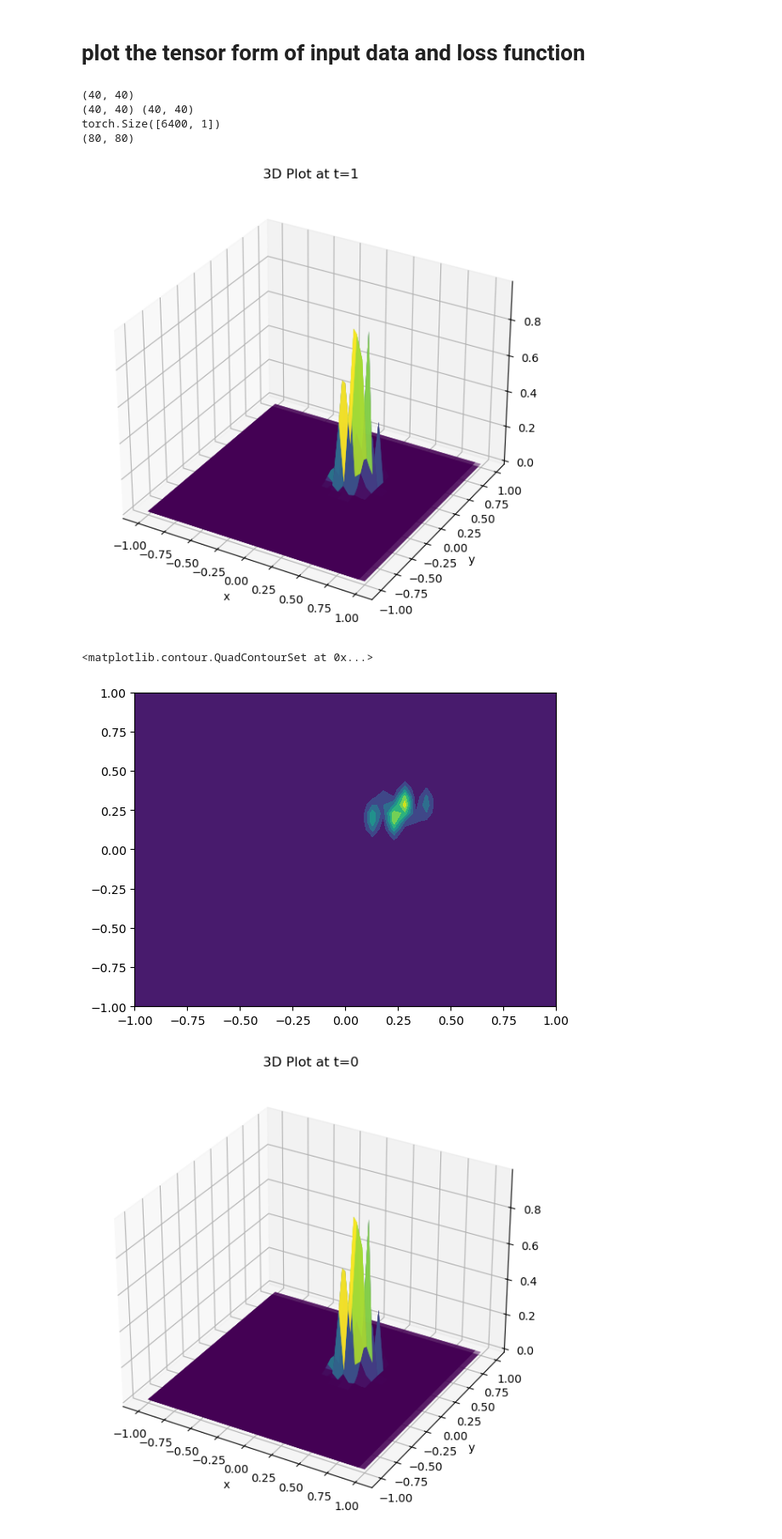
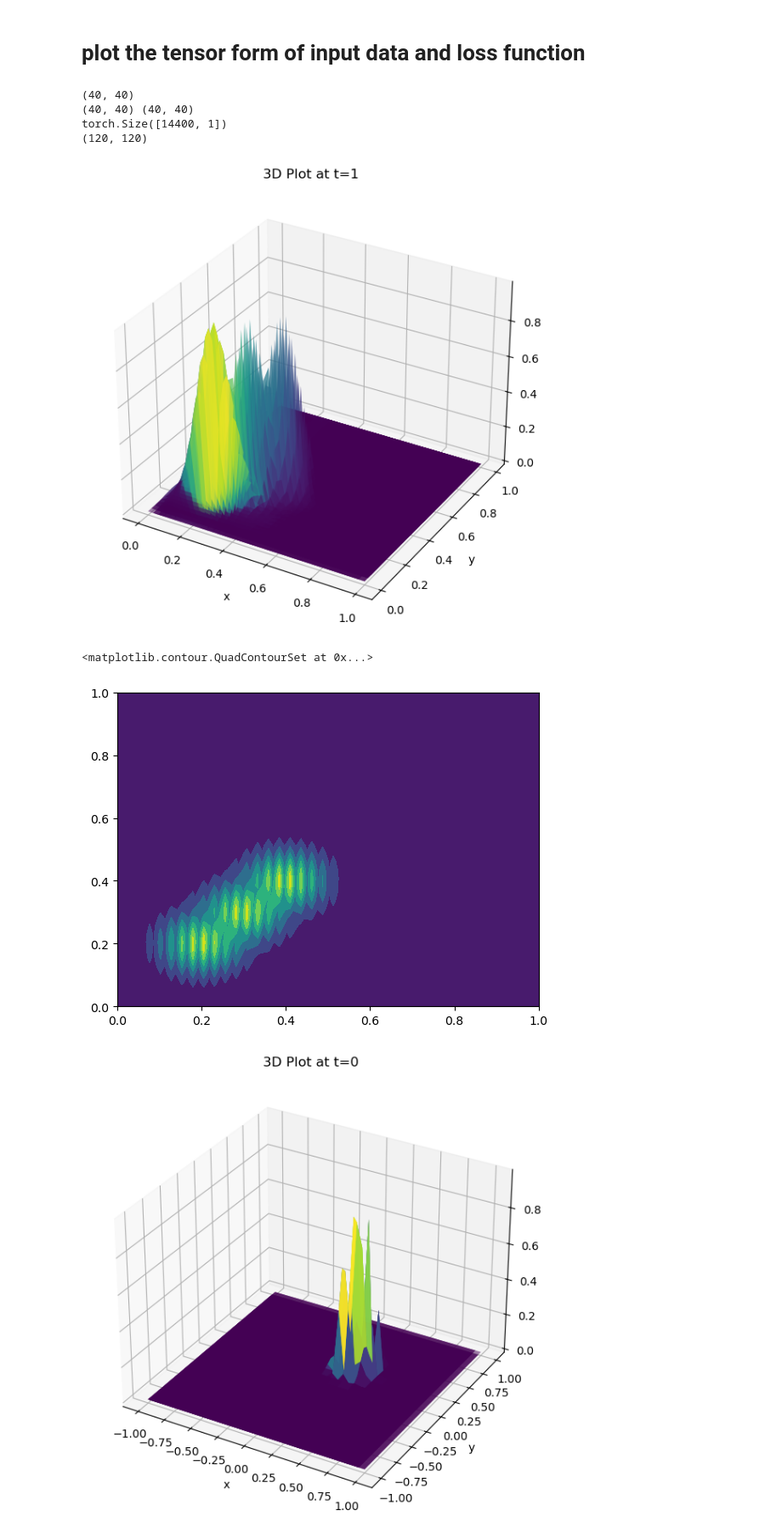
Before and after one commit to Tsomoriri/PhysNet-RadarNowcast, a Jupyter notebook: 2d-advection.ipynb, the cells around one changed output. Shown: that part at 85% size. Drawn from its saved outputs; the diff is of its cells as text; code cells hidden in the pictures.

```diff
--- a/2d-advection.ipynb
+++ b/2d-advection.ipynb
@@ -109,11 +109,11 @@ U shape is (40, 40)
 # %% [markdown]
 # Define training data [xyt_data] and loss [u_data]
 # %%
-nx,ny, nt = 40, 40,2
+nx,ny, nt = 40, 40,3
 
 xyt_data = np.hstack((
-    np.repeat([np.linspace(-1, 1, nx) ], nt, axis=0).reshape(-1,1),
-    np.repeat([np.linspace(-1, 1, ny) ], nt, axis=0).reshape(-1,1),
+    np.repeat([np.linspace(0, 1, nx) ], nt, axis=0).reshape(-1,1),
+    np.repeat([np.linspace(0, 1, ny) ], nt, axis=0).reshape(-1,1),
     np.repeat([np.linspace(0,nt-1,nt)], nx, axis=0).reshape(-1,1)))
 
 X_t,Y_t = np.meshgrid(xyt_data[:,0], xyt_data[:,1])
@@ -140,38 +140,38 @@ torch.Size([6400, 3]) torch.Size([6400, 1])
 # %%
 fig = plt.figure(figsize=(12, 6))
 ax = fig.add_subplot(111, projection='3d')
 ttt= xyt_data[:,2].numpy()
 print(u_2d_true(X, Y, 0).shape)
 # Plot for t=0
 # ax.plot_surface(X, Y, u_2d_true(X, Y, ttt), cmap='viridis', alpha=0.5)
 # ax.set_xlabel('x')
 # ax.set_ylabel('y')
 # ax.set_zlabel('u')
 # ax.set_title('3D Plot at t=0')
 
 print(X.shape, Y.shape)
 xt ,yt = np.meshgrid(xyt_data[:,0].detach().numpy(), xyt_data[:,1].detach().numpy())
 print(u_data.shape)
-uuu = u_data.detach().numpy().reshape(80,80)
+uuu = u_data.detach().numpy().reshape(N_OUTPUT,N_OUTPUT)
 print(uuu.shape)
 # Plot for t=1
 ax.plot_surface(xt, yt,uuu , cmap='viridis', alpha=0.5)
 ax.set_xlabel('x')
 ax.set_ylabel('y')
 ax.set_zlabel('u')
 ax.set_title('3D Plot at t=1')
 
 plt.tight_layout()
 plt.show()
 plt.contourf(xt,yt, uuu, cmap='viridis')
 # %% [output]
 (40, 40)
 (40, 40) (40, 40)
-torch.Size([6400, 1])
-(80, 80)
+torch.Size([14400, 1])
+(120, 120)
-[figure, old version]
+[figure, new version]
 <matplotlib.contour.QuadContourSet at 0x...>
-[figure, old version]
+[figure, new version]
 # %%
 fig = plt.figure(figsize=(12, 6))
 ax = fig.add_subplot(111, projection='3d')
```
Also changed, not shown: parts of 5 cells of this notebook, 33 other files.
